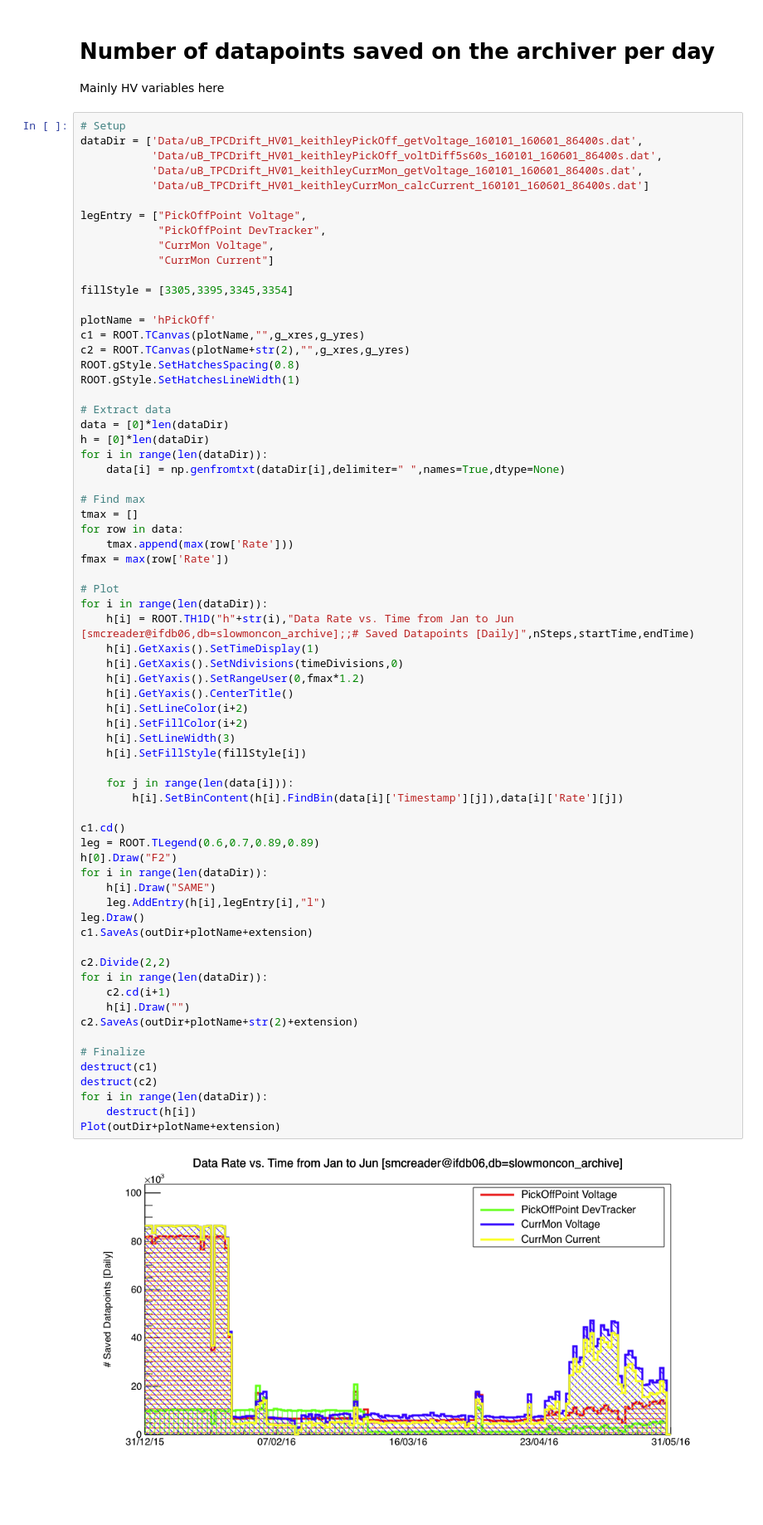
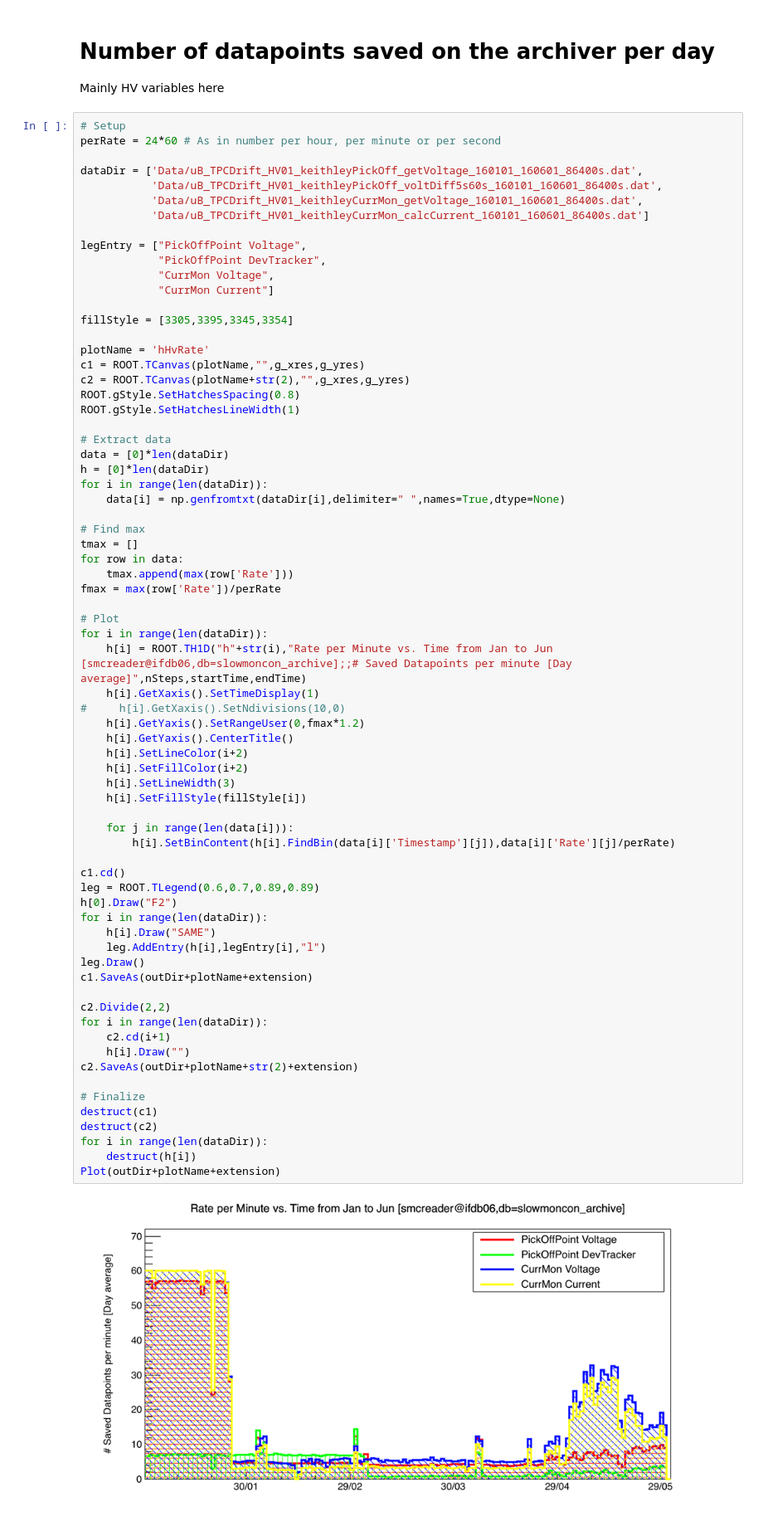
Before and after one commit to sdporzio/ArchiverRateAnalyzer, a Jupyter notebook: plotRates.ipynb, the cells around one changed output. Shown: that part at 83% size. Cells and saved outputs as stored; diff of their text form; blank space fills up the shorter version.

```diff
--- a/plotRates.ipynb
+++ b/plotRates.ipynb
@@ -31,6 +31,8 @@ nSteps = (endTime - startTime)/stepSize
 Mainly HV variables here
 # %%
 # Setup
+perRate = 24*60 # As in number per hour, per minute or per second
+
 dataDir = ['Data/uB_TPCDrift_HV01_keithleyPickOff_getVoltage_160101_160601_86400s.dat',
            'Data/uB_TPCDrift_HV01_keithleyPickOff_voltDiff5s60s_160101_160601_86400s.dat',
            'Data/uB_TPCDrift_HV01_keithleyCurrMon_getVoltage_160101_160601_86400s.dat',
@@ -43,7 +45,7 @@ legEntry = ["PickOffPoint Voltage",
 
 fillStyle = [3305,3395,3345,3354]
 
-plotName = 'hPickOff'
+plotName = 'hHvRate'
 c1 = ROOT.TCanvas(plotName,"",g_xres,g_yres)
 c2 = ROOT.TCanvas(plotName+str(2),"",g_xres,g_yres)
 ROOT.gStyle.SetHatchesSpacing(0.8)
@@ -59,46 +61,46 @@ for i in range(len(dataDir)):
 tmax = []
 for row in data:
     tmax.append(max(row['Rate']))
-fmax = max(row['Rate'])
+fmax = max(row['Rate'])/perRate
 
 # Plot
 for i in range(len(dataDir)):
-    h[i] = ROOT.TH1D("h"+str(i),"Data Rate vs. Time from Jan to Jun [smcreader@ifdb06,db=slowmoncon_archive];;# Saved Datapoints [Daily]",nSteps,startTime,endTime)
+    h[i] = ROOT.TH1D("h"+str(i),"Rate per Minute vs. Time from Jan to Jun [smcreader@ifdb06,db=slowmoncon_archive];;# Saved Datapoints per minute [Day average]",nSteps,startTime,endTime)
     h[i].GetXaxis().SetTimeDisplay(1)
-    h[i].GetXaxis().SetNdivisions(timeDivisions,0)
+#     h[i].GetXaxis().SetNdivisions(10,0)
     h[i].GetYaxis().SetRangeUser(0,fmax*1.2)
     h[i].GetYaxis().CenterTitle()
     h[i].SetLineColor(i+2)
     h[i].SetFillColor(i+2)
     h[i].SetLineWidth(3)
     h[i].SetFillStyle(fillStyle[i])
 
     for j in range(len(data[i])):
-        h[i].SetBinContent(h[i].FindBin(data[i]['Timestamp'][j]),data[i]['Rate'][j])
+        h[i].SetBinContent(h[i].FindBin(data[i]['Timestamp'][j]),data[i]['Rate'][j]/perRate)
 
 c1.cd()
 leg = ROOT.TLegend(0.6,0.7,0.89,0.89)
 h[0].Draw("F2")
 for i in range(len(dataDir)):
     h[i].Draw("SAME")
     leg.AddEntry(h[i],legEntry[i],"l")
 leg.Draw()
 c1.SaveAs(outDir+plotName+extension)
 
 c2.Divide(2,2)
 for i in range(len(dataDir)):
     c2.cd(i+1)
     h[i].Draw("")
 c2.SaveAs(outDir+plotName+str(2)+extension)
 
 # Finalize
 destruct(c1)
 destruct(c2)
 for i in range(len(dataDir)):
     destruct(h[i])
 Plot(outDir+plotName+extension)
 # %% [output]
-[figure, old version]
+[figure, new version]
 # %%
 Plot(outDir+plotName+str(2)+extension)
 # %% [output]
```
Also changed, not shown: parts of 3 cells of this notebook, 6 other files.
